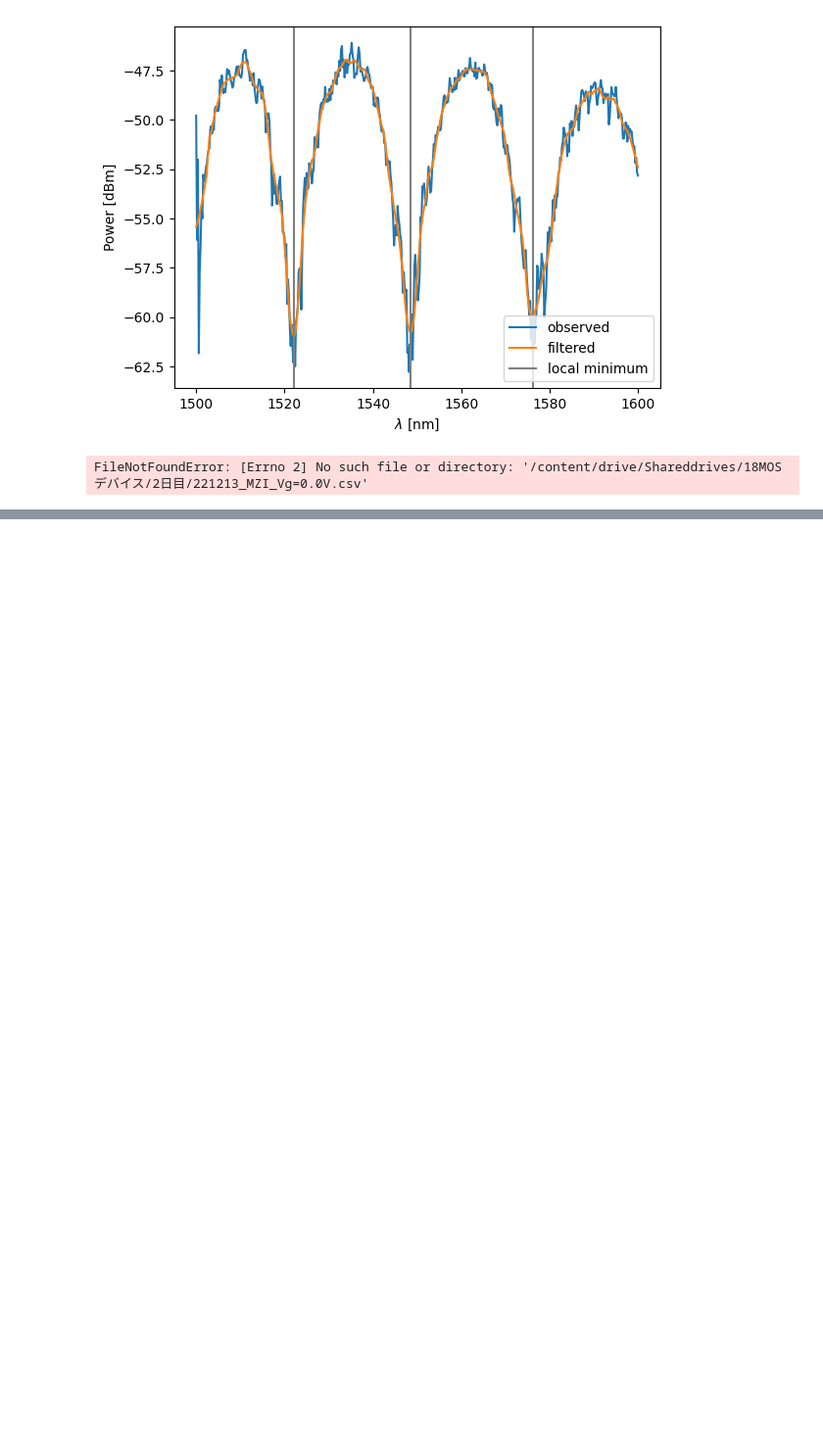
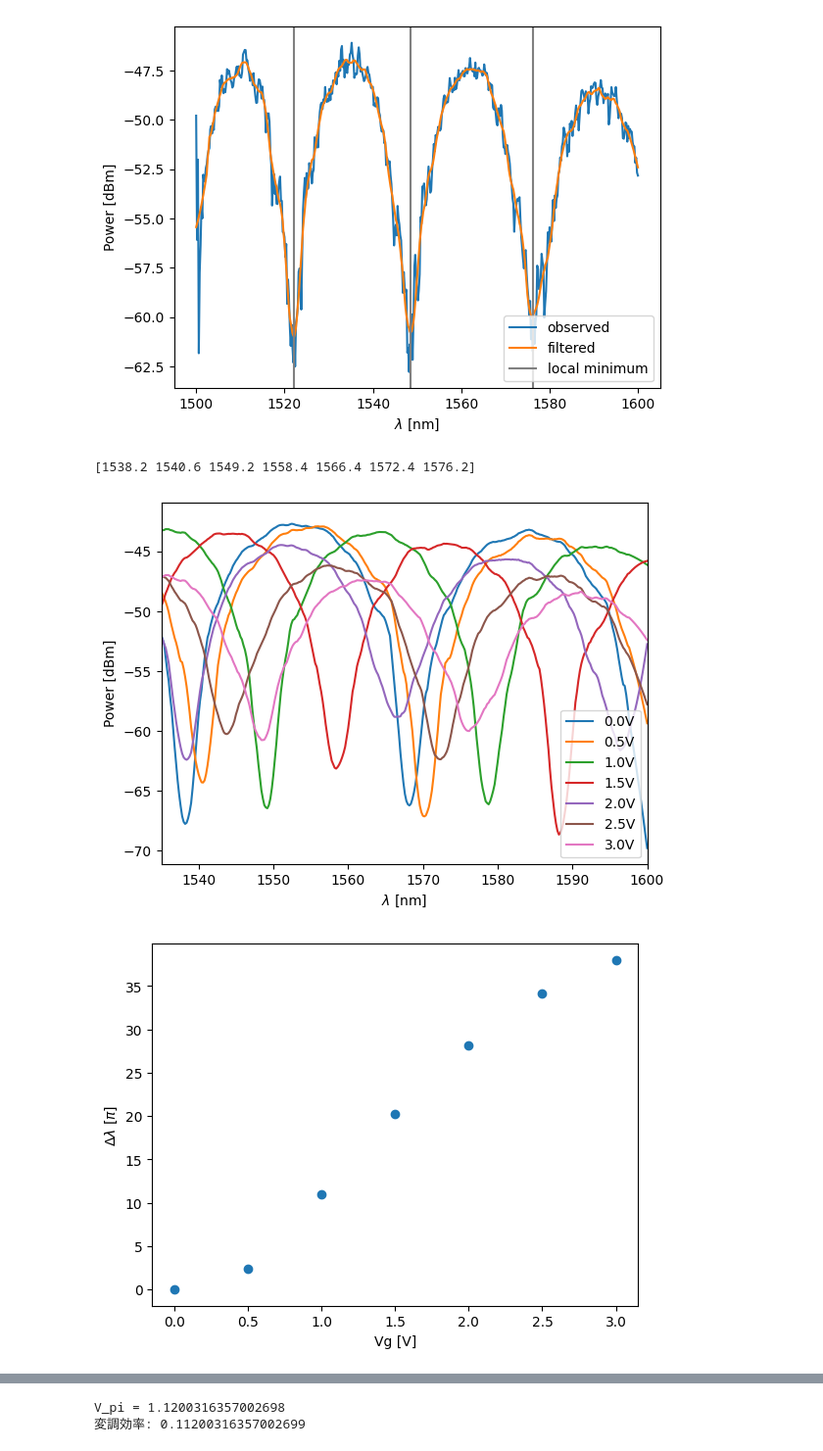
Before and after one commit to tanomitsu/b3-exp-mosfet, a Jupyter notebook: src/day2/plot.ipynb, the cells around one changed output, grey strips where cells are left out. Shown at 98% size. Cells and saved outputs as stored; diff of their text form; code cells hidden in the pictures; blank space fills up the shorter version.

```diff
--- a/src/day2/plot.ipynb
+++ b/src/day2/plot.ipynb
@@ -70,7 +70,7 @@ local_min_lambdas = [[] for _ in range(len(filenames))]
 for index in range(len(filenames)):
     filename = filenames[index]
     voltageLabel = voltage_labels[index]
-    filepath = "/content/drive/Shareddrives/18MOSデバイス/2日目/" + filename
+    filepath = "../../dat/day2/" + filename
     dat = pd.read_csv(filepath)
     v_sav = savgol_filter(dat["Raw [dBm]"], 25, 2)
     plt.plot(dat["Wavelength [nm]"], v_sav)
@@ -115,37 +115,42 @@ plt.legend(voltage_labels)
 plt.xlim([1535, 1600])
 plt.xlabel("$\lambda$ [nm]")
 plt.ylabel("Power [dBm]")
+plt.savefig(f"../../plot/day2/all_voltages.png")
 plt.show()
 
 # VgとΔλの関係をプロット
 plt.scatter(voltages, delta_lambdas)
 plt.xlabel("Vg [V]")
 plt.ylabel("$\Delta \lambda$ [$\pi$]")
+plt.savefig(f"../../plot/day2/Vg_lambda.png")
 plt.show()
 
 # VgとΔθの関係をプロット
 delta_thetas = 2 * delta_lambdas / fsrs
 plt.scatter(voltages, delta_thetas)
 
 a, b = np.polyfit(voltages[2:], delta_thetas[2:], 1) #fitting
 plt.plot(voltages, a * voltages + b, color="orange")
 plt.legend(["regression line", "observed"])
 
 plt.xlabel("Vg [V]")
 plt.ylabel("$\Delta \Theta$ [$\pi$]")
+plt.savefig(f"../../plot/day2/Vg_theta.png")
 plt.show()
 
 # V_piを求める
 # V_piとは、回帰直線がpiになる点
 # 今、グラフはpiを単位にプロットしているので、1になるVを探す
 # a * V_pi + b = 1の点を求めればいいから
 # V_pi = (1 - b) / a
 v_pi = (1 - b) / a
 print(f"V_pi = {v_pi}")
 
 # 変調効率を求める(単位: V * cm)
 # 変調効率 = V_pi * L
 mod_eff = v_pi * 0.1
 print(f"変調効率: {mod_eff}")
 # %% [output]
-FileNotFoundError: [Errno 2] No such file or directory: '/content/drive/Shareddrives/18MOSデバイス/2日目/221213_MZI_Vg=0.0V.csv'
+[1538.2 1540.6 1549.2 1558.4 1566.4 1572.4 1576.2]
+[figure, added]
+[figure, added]
@@ -151,0 +158,2 @@ FileNotFoundError: [Errno 2] No such file or directory: '/content/drive/Shareddr
+V_pi = 1.1200316357002698
+変調効率: 0.11200316357002699
```
Also changed, not shown: parts of 1 cell of this notebook.
